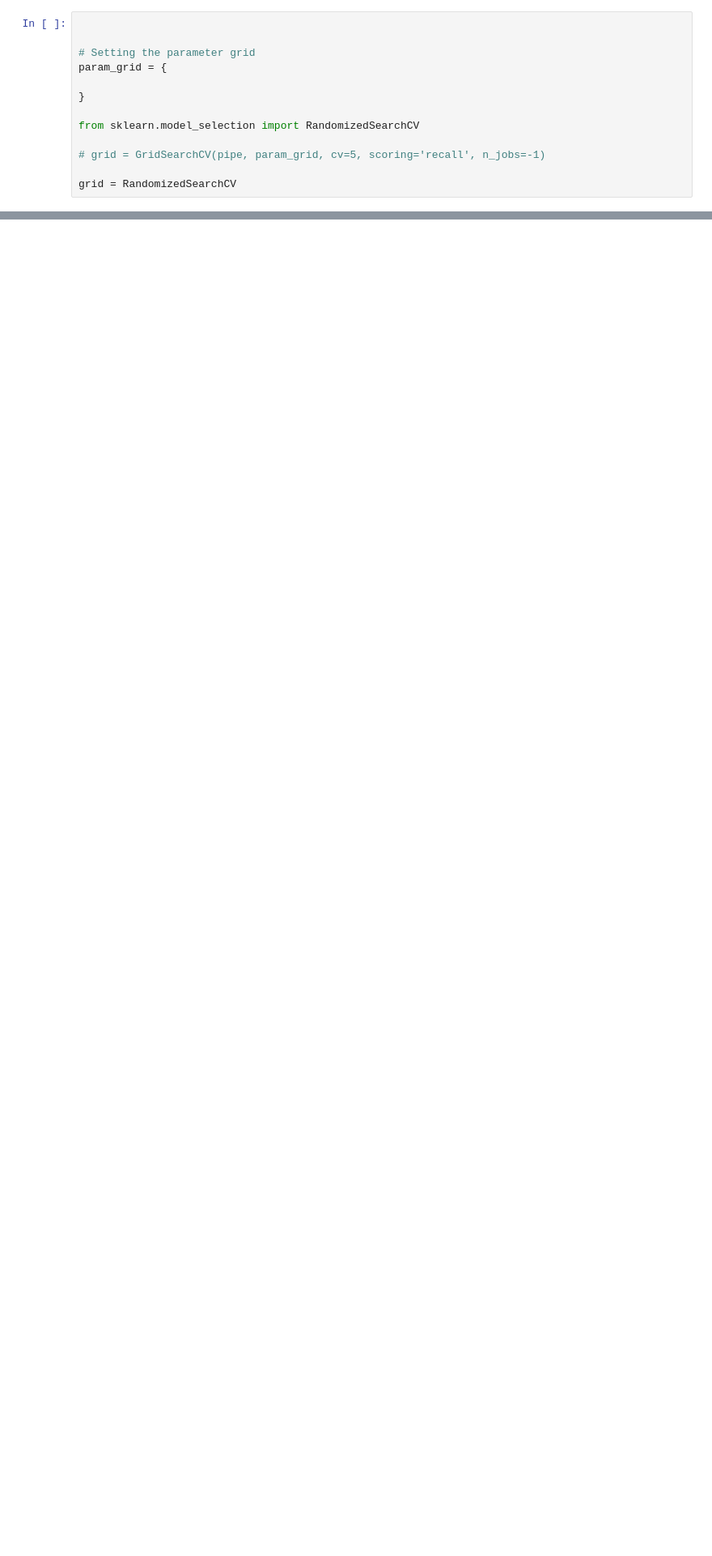
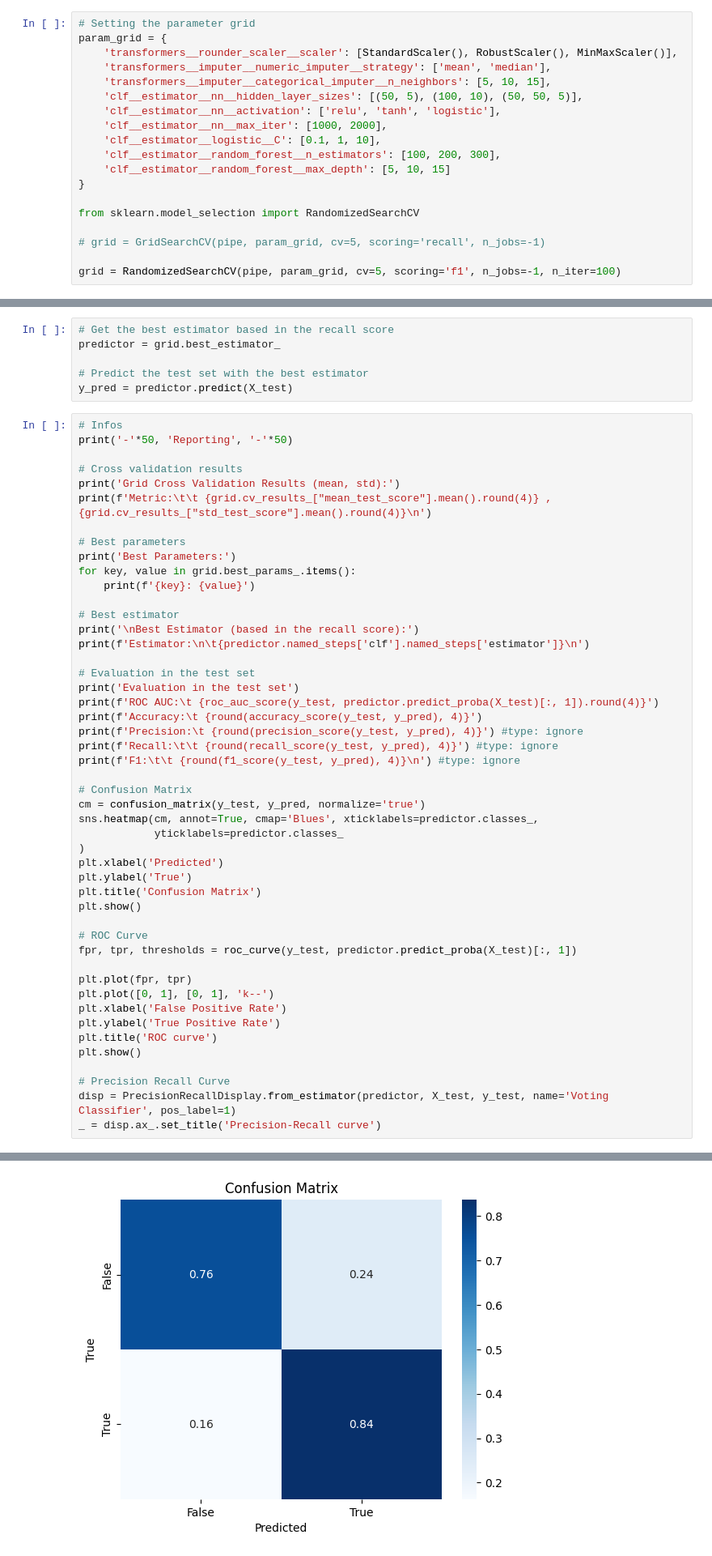
Before and after one commit to IsmaelMiranda11/cmu-ml, a Jupyter notebook: 3. Modeling.ipynb, the cells around one changed output, grey strips where cells are left out. Shown at 81% size. Cells and saved outputs as stored; diff of their text form; blank space fills up the shorter version.

```diff
--- a/3. Modeling.ipynb
+++ b/3. Modeling.ipynb
@@ -437,16 +360,22 @@ X_train
 # %%
-
-
 # Setting the parameter grid
 param_grid = {
-
+    'transformers__rounder_scaler__scaler': [StandardScaler(), RobustScaler(), MinMaxScaler()],
+    'transformers__imputer__numeric_imputer__strategy': ['mean', 'median'],
+    'transformers__imputer__categorical_imputer__n_neighbors': [5, 10, 15],
+    'clf__estimator__nn__hidden_layer_sizes': [(50, 5), (100, 10), (50, 50, 5)],
+    'clf__estimator__nn__activation': ['relu', 'tanh', 'logistic'],
+    'clf__estimator__nn__max_iter': [1000, 2000],
+    'clf__estimator__logistic__C': [0.1, 1, 10],
+    'clf__estimator__random_forest__n_estimators': [100, 200, 300],
+    'clf__estimator__random_forest__max_depth': [5, 10, 15]
 }
 
 from sklearn.model_selection import RandomizedSearchCV
 
 # grid = GridSearchCV(pipe, param_grid, cv=5, scoring='recall', n_jobs=-1)
 
-grid = RandomizedSearchCV
+grid = RandomizedSearchCV(pipe, param_grid, cv=5, scoring='f1', n_jobs=-1, n_iter=100)
 # %%
 grid.fit(X_train, y_train)
 # %% [output]
@@ -469,0 +399,55 @@ GridSearchCV(cv=5,
+# %%
+# Get the best estimator based in the recall score
+predictor = grid.best_estimator_
+
+# Predict the test set with the best estimator
+y_pred = predictor.predict(X_test)
+# %%
+# Infos
+print('-'*50, 'Reporting', '-'*50)
+
+# Cross validation results
+print('Grid Cross Validation Results (mean, std):')
+print(f'Metric:\t\t {grid.cv_results_["mean_test_score"].mean().round(4)} , {grid.cv_results_["std_test_score"].mean().round(4)}\n')
+
+# Best parameters
+print('Best Parameters:')
+for key, value in grid.best_params_.items():
+    print(f'{key}: {value}')
+
+# Best estimator
+print('\nBest Estimator (based in the recall score):')
+print(f'Estimator:\n\t{predictor.named_steps['clf'].named_steps['estimator']}\n')
+
+# Evaluation in the test set
+print('Evaluation in the test set')
+print(f'ROC AUC:\t {roc_auc_score(y_test, predictor.predict_proba(X_test)[:, 1]).round(4)}')
+print(f'Accuracy:\t {round(accuracy_score(y_test, y_pred), 4)}')
+print(f'Precision:\t {round(precision_score(y_test, y_pred), 4)}') #type: ignore
+print(f'Recall:\t\t {round(recall_score(y_test, y_pred), 4)}') #type: ignore
+print(f'F1:\t\t {round(f1_score(y_test, y_pred), 4)}\n') #type: ignore
+
+# Confusion Matrix
+cm = confusion_matrix(y_test, y_pred, normalize='true')
+sns.heatmap(cm, annot=True, cmap='Blues', xticklabels=predictor.classes_,
+            yticklabels=predictor.classes_
+)
+plt.xlabel('Predicted')
+plt.ylabel('True')
+plt.title('Confusion Matrix')
+plt.show()
+
+# ROC Curve
+fpr, tpr, thresholds = roc_curve(y_test, predictor.predict_proba(X_test)[:, 1])
+
+plt.plot(fpr, tpr)
+plt.plot([0, 1], [0, 1], 'k--')
+plt.xlabel('False Positive Rate')
+plt.ylabel('True Positive Rate')
+plt.title('ROC curve')
+plt.show()
+
+# Precision Recall Curve
+disp = PrecisionRecallDisplay.from_estimator(predictor, X_test, y_test, name='Voting Classifier', pos_label=1)
+_ = disp.ax_.set_title('Precision-Recall curve')
+# %% [output]
@@ -469,0 +471 @@ GridSearchCV(cv=5,
+[figure, added]
```
Also changed, not shown: parts of 9 cells of this notebook.
